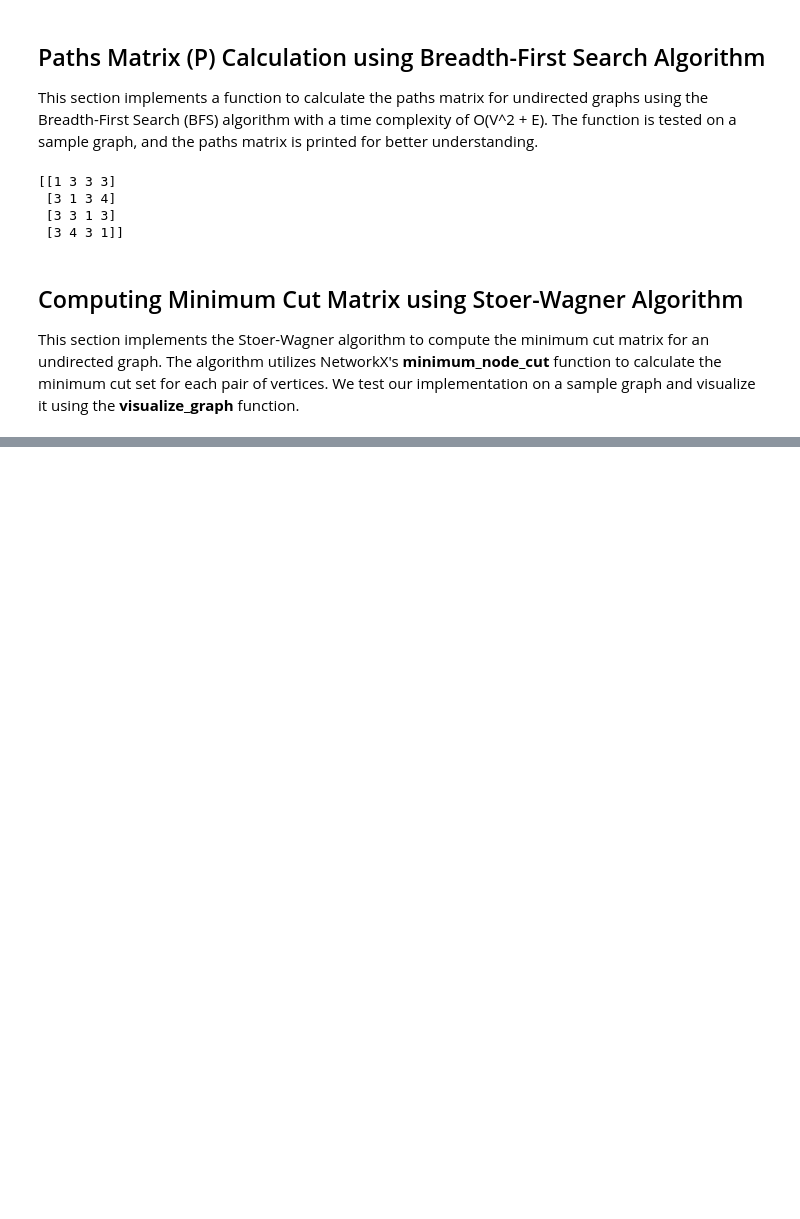
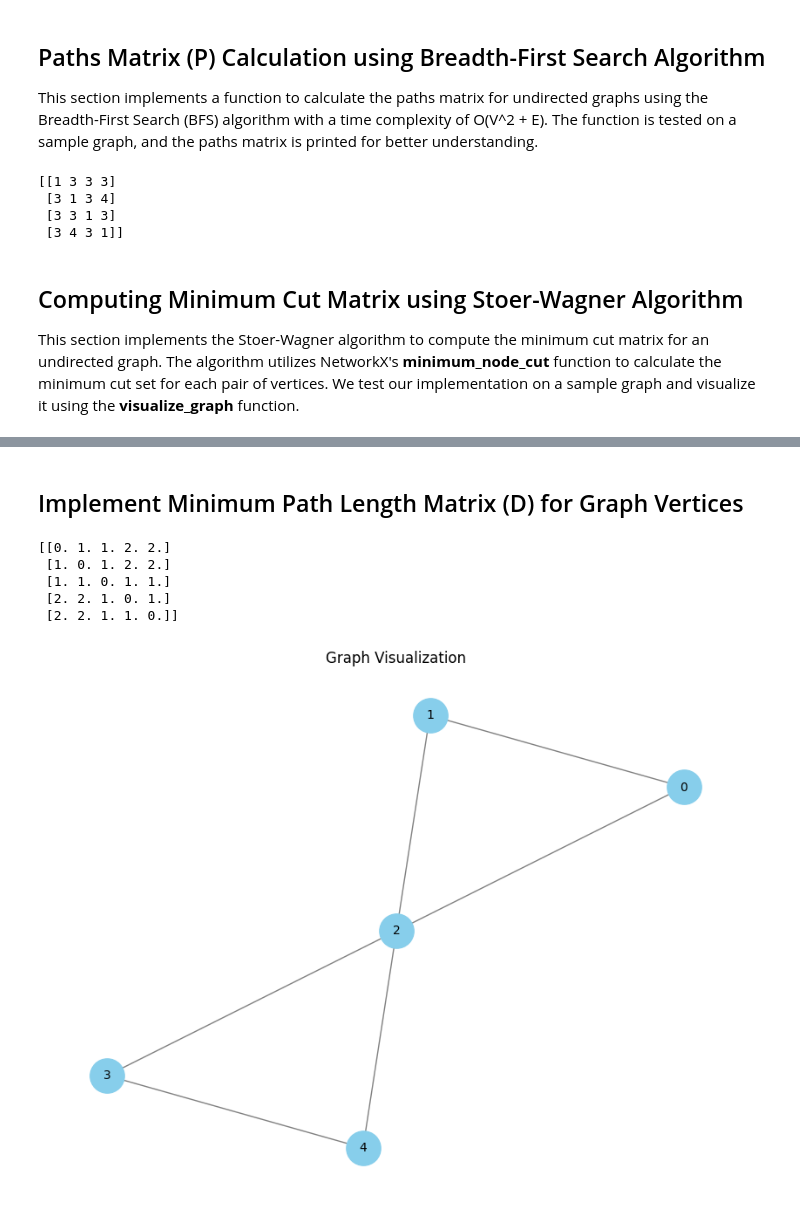
Before and after one commit to behrangEhi/complex-network, a Jupyter notebook: link_prediction_algorithms.ipynb, the cells around one changed output, grey strips where cells are left out. Saved outputs shown, nothing was run; the diff lists cells and outputs as text; code cells hidden in the pictures; blank space fills up the shorter version.

```diff
--- a/link_prediction_algorithms.ipynb
+++ b/link_prediction_algorithms.ipynb
@@ -156,0 +154,41 @@ visualize_graph(G3)
+# %% [markdown]
+## Implement Minimum Path Length Matrix (D) for Graph Vertices
+# %%
+def min_path_length_matrix(G):
+    """
+    Calculates the matrix D, where the element at row u and column v represents the minimum length (number of edges) of a path between vertices u and v.
+
+    Args:
+        G (nx.Graph): The input graph.
+
+    Returns:
+        np.ndarray: The minimum path length matrix D.
+    """
+    n = G.number_of_nodes()
+    D = np.zeros((n, n))
+
+    for u in range(n):
+        for v in range(n):
+            # Use Dijkstra's shortest path algorithm to find the shortest path length
+            shortest_path_length = nx.shortest_path_length(G, source=u, target=v)
+            D[u, v] = shortest_path_length
+            D[v, u] = shortest_path_length  # Symmetric matrix
+
+    return D
+
+# Create a sample graph
+G4 = nx.Graph()
+G4.add_edges_from([(0, 1), (1, 2), (2, 3), (0, 2), (4, 2), (4, 3)])
+
+D = min_path_length_matrix(G4)
+
+# Print the minimum cut matrix
+print(D)
+visualize_graph(G4)
+# %% [output]
+[[0. 1. 1. 2. 2.]
+ [1. 0. 1. 2. 2.]
+ [1. 1. 0. 1. 1.]
+ [2. 2. 1. 0. 1.]
+ [2. 2. 1. 1. 0.]]
+[figure, added]
```
Also changed, not shown: parts of 1 cell of this notebook.
